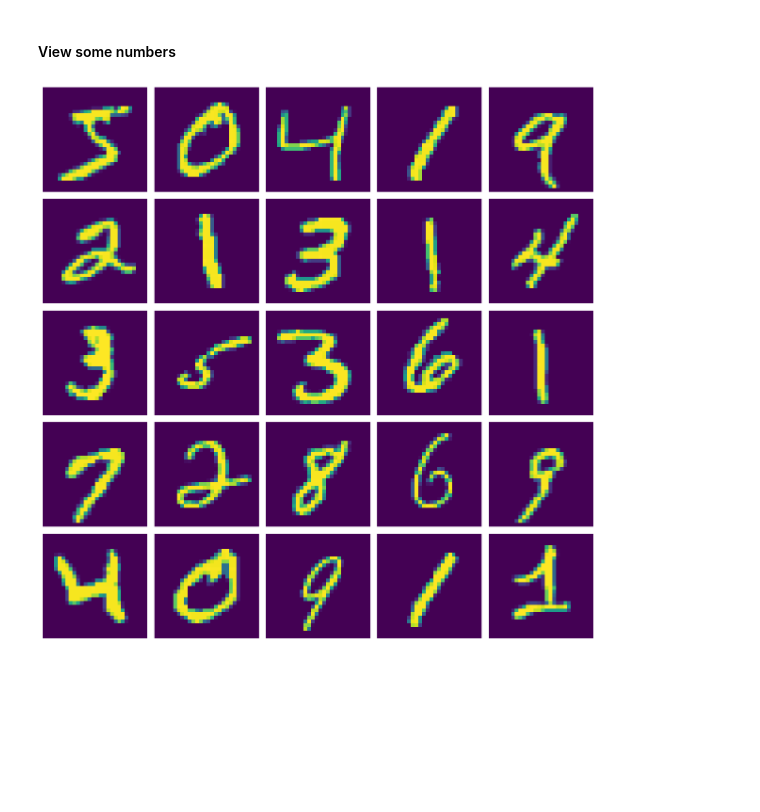
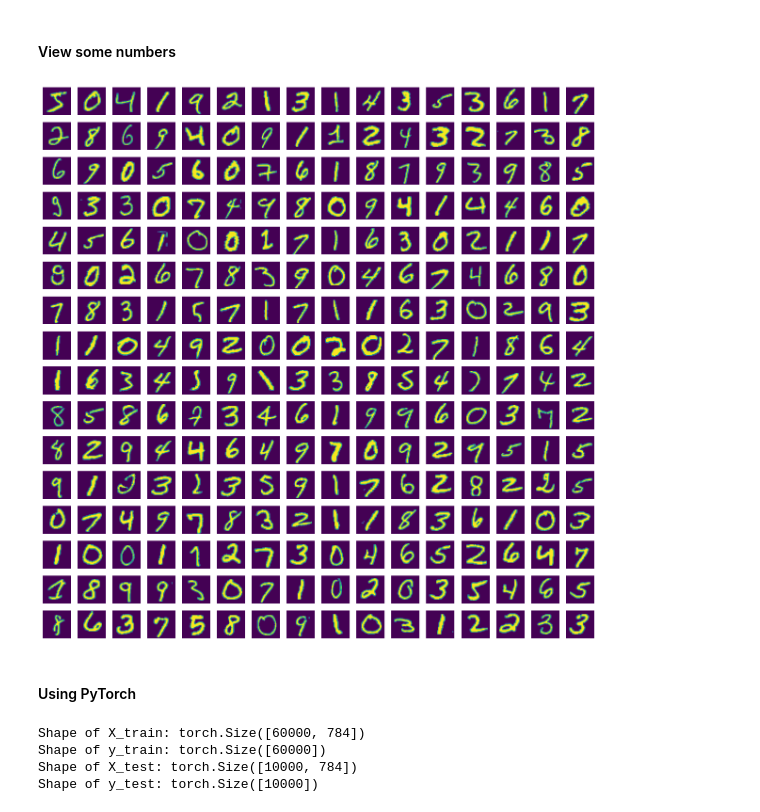
Before and after one commit to raphsenn/mnist-numpy, a Jupyter notebook: mnist.ipynb, the cells around one changed output. Cells and saved outputs as stored; diff of their text form; code cells hidden in the pictures; blank space fills up the shorter version.

Commit message:
torch implementation

```diff
--- a/mnist.ipynb
+++ b/mnist.ipynb
@@ -47,13 +47,15 @@ Shape of X_test:  (10000, 784)  Shape of y_test:  (10000,)
 # %% [markdown]
 #### View some numbers
 # %%
-N = 5
+N = 16
 fig, axes = plt.subplots(nrows=N, ncols=N, figsize=(12, 12))
 for i in range(N**2):
     ax = axes[i // N, i % N]
     ax.imshow(X_train[i].reshape(28, 28))
     ax.axis('off')
 plt.tight_layout()
 plt.show()
 # %% [output]
-[figure, old version]
+[figure, new version]
+# %% [markdown]
+#### Using PyTorch
@@ -59,0 +65,12 @@ plt.show()
+# %%
+X_train_torch, y_train_torch = torch.Tensor(X_train), torch.Tensor(y_train)
+X_test_torch, y_test_torch = torch.Tensor(X_test), torch.Tensor(y_test)
+print(f'Shape of X_train: {X_train_torch.shape}')
+print(f'Shape of y_train: {y_train_torch.shape}')
+print(f'Shape of X_test: {X_test_torch.shape}')
+print(f'Shape of y_test: {y_test_torch.shape}')
+# %% [output]
+Shape of X_train: torch.Size([60000, 784])
+Shape of y_train: torch.Size([60000])
+Shape of X_test: torch.Size([10000, 784])
+Shape of y_test: torch.Size([10000])
```
Also changed, not shown: parts of 6 cells of this notebook, 1 other file.
